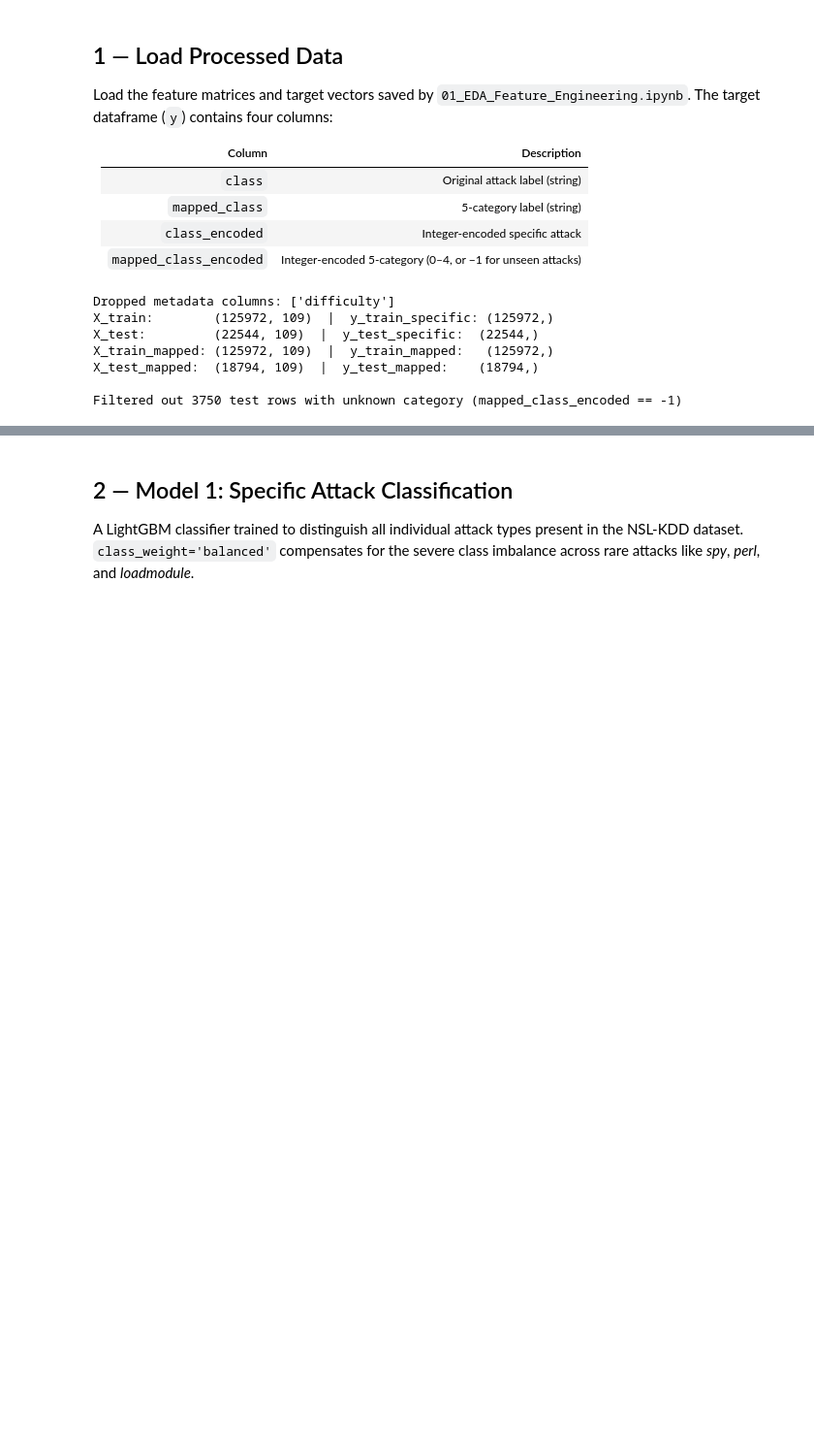
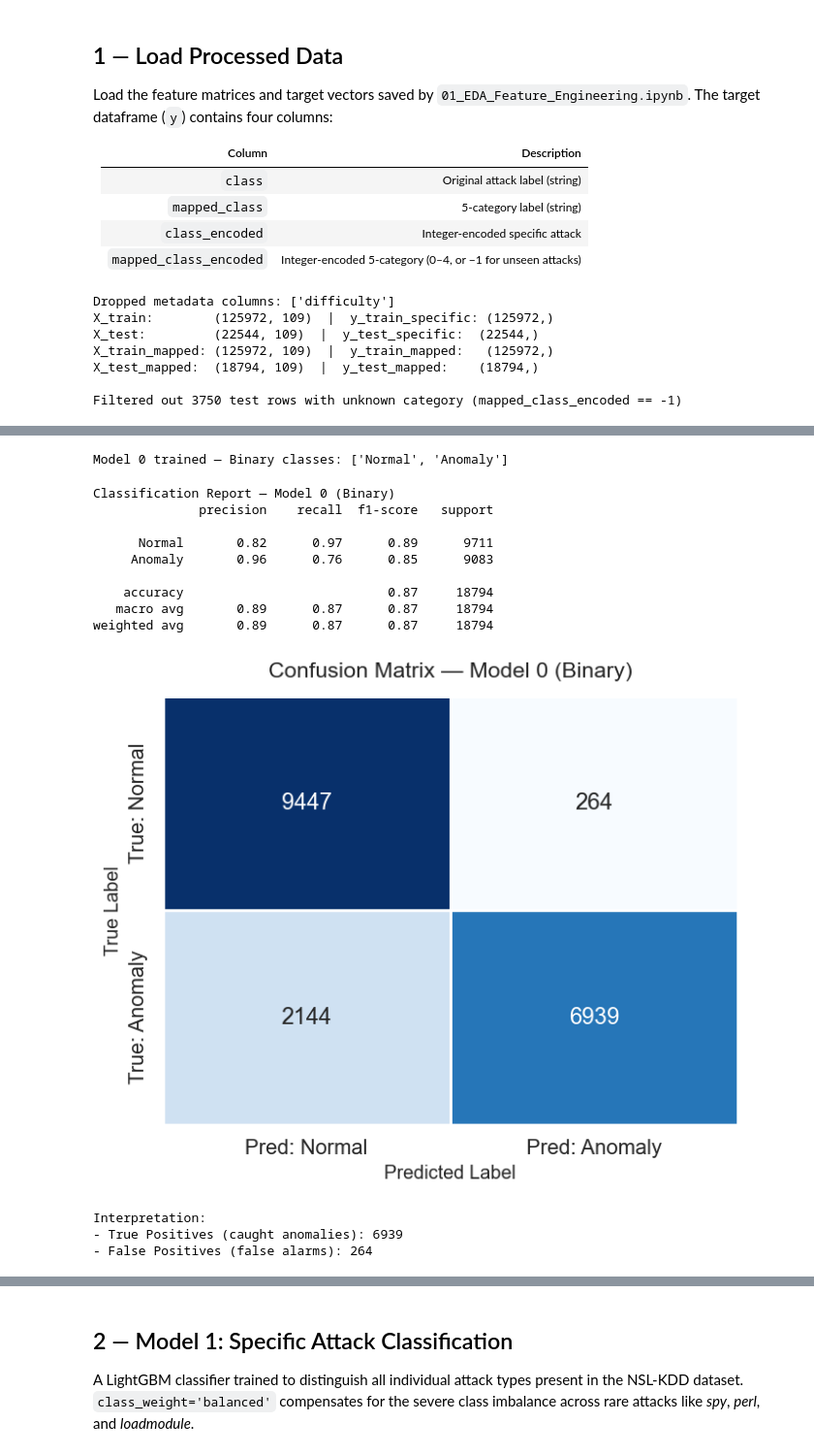
Before and after one commit to omerahat/ExplainableIntrusionDetection-EXID, a Jupyter notebook: notebooks/02_Model_Training_and_XAI.ipynb, the cells around one changed output, grey strips where cells are left out. Shown at 97% size. Drawn from its saved outputs; the diff is of its cells as text; code cells hidden in the pictures; blank space fills up the shorter version.

```diff
--- a/notebooks/02_Model_Training_and_XAI.ipynb
+++ b/notebooks/02_Model_Training_and_XAI.ipynb
@@ -92,0 +124,61 @@ Filtered out 3750 test rows with unknown category (mapped_class_encoded == -1)
+# %%
+model_binary = lgb.LGBMClassifier(
+    objective="binary",
+    class_weight="balanced",
+    n_jobs=-1,
+    verbose=-1,
+    random_state=42,
+)
+
+model_binary.fit(X_train_binary_features, y_train_binary)
+print("Model 0 trained — Binary classes: ['Normal', 'Anomaly']")
+# %% [output]
+Model 0 trained — Binary classes: ['Normal', 'Anomaly']
+# %%
+y_pred_binary = model_binary.predict(X_test_binary_features)
+
+print("Classification Report — Model 0 (Binary)")
+print(classification_report(
+    y_test_binary,
+    y_pred_binary,
+    target_names=["Normal", "Anomaly"],
+    zero_division=0,
+))
+
+cm_binary = confusion_matrix(y_test_binary, y_pred_binary)
+
+plt.figure(figsize=(6, 5))
+ax = sns.heatmap(
+    cm_binary,
+    annot=True,
+    fmt="d",
+    cmap="Blues",
+    cbar=False,
+    xticklabels=["Pred: Normal", "Pred: Anomaly"],
+    yticklabels=["True: Normal", "True: Anomaly"],
+    linewidths=0.8,
+    linecolor="white",
+)
+ax.set_title("Confusion Matrix — Model 0 (Binary)", pad=12)
+ax.set_xlabel("Predicted Label")
+ax.set_ylabel("True Label")
+plt.tight_layout()
+plt.show()
+
+print("Interpretation:")
+print("- True Positives (caught anomalies):", cm_binary[1, 1])
+print("- False Positives (false alarms):", cm_binary[0, 1])
+# %% [output]
+Classification Report — Model 0 (Binary)
+              precision    recall  f1-score   support
+
+      Normal       0.82      0.97      0.89      9711
+     Anomaly       0.96      0.76      0.85      9083
+
+    accuracy                           0.87     18794
+   macro avg       0.89      0.87      0.87     18794
+weighted avg       0.89      0.87      0.87     18794
+[figure, added]
+Interpretation:
+- True Positives (caught anomalies): 6939
+- False Positives (false alarms): 264
```
Also changed, not shown: parts of 11 cells of this notebook, 2 other files.
